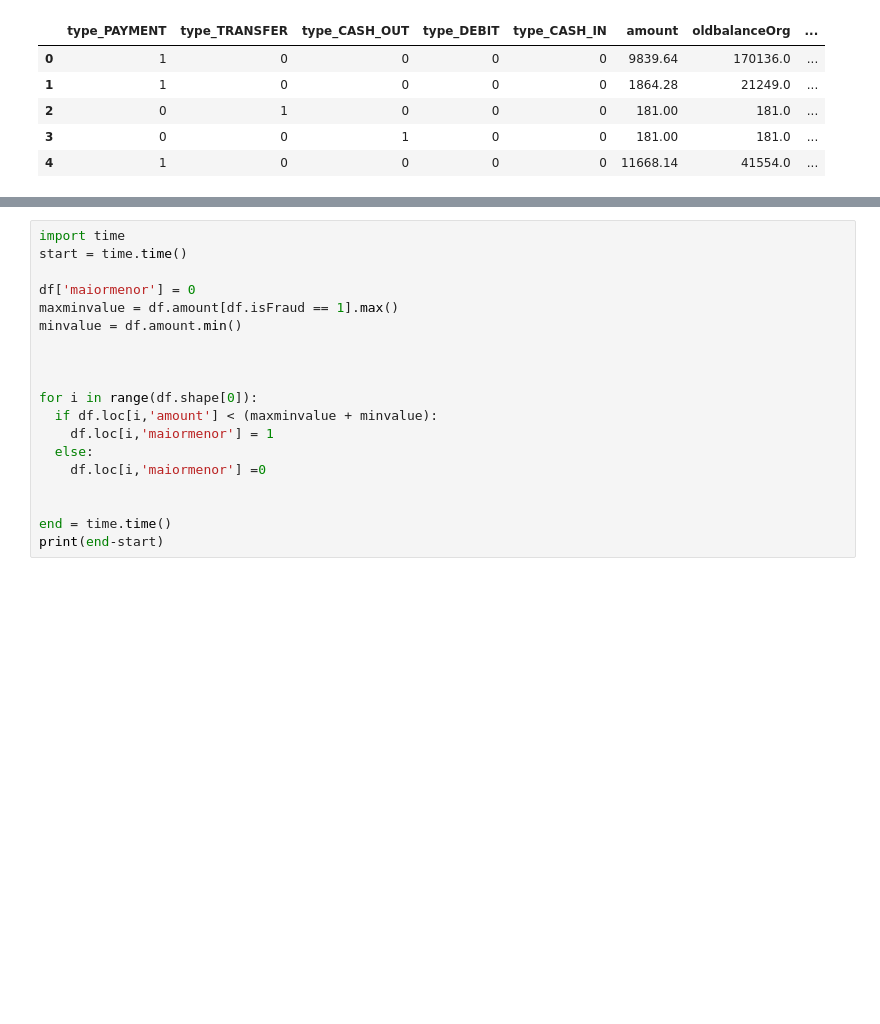
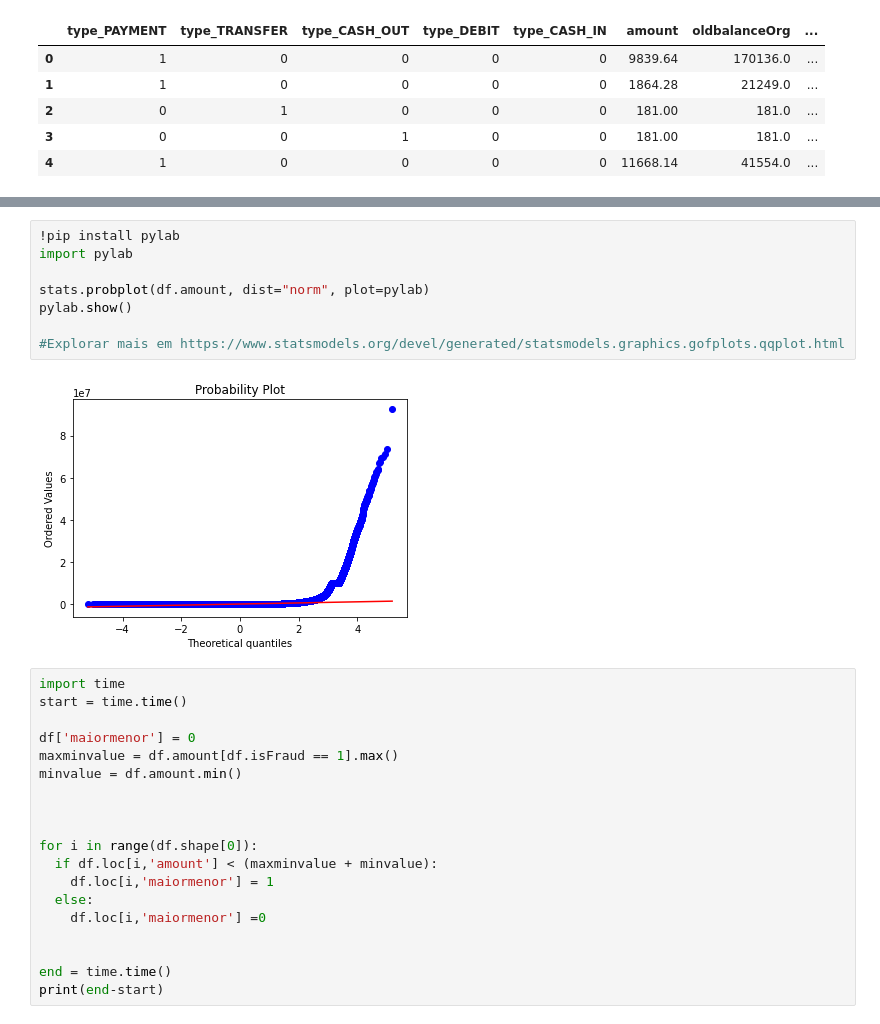
Before and after one commit to nilberthsouza/Synthetic-Financial-Datasets-For-Fraud-Detection, a Jupyter notebook: edaTheseAndModel.ipynb, the cells around one changed output, grey strips where cells are left out. Saved outputs shown, nothing was run; the diff lists cells and outputs as text; blank space fills up the shorter version.

```diff
--- a/edaTheseAndModel.ipynb
+++ b/edaTheseAndModel.ipynb
@@ -153,3 +153,13 @@ df.shape[0]
+# %%
+!pip install pylab
+import pylab
+
+stats.probplot(df.amount, dist="norm", plot=pylab)
+pylab.show()
+
+#Explorar mais em https://www.statsmodels.org/devel/generated/statsmodels.graphics.gofplots.qqplot.html
+# %% [output]
+[figure, added]
 # %%
 import time
 start = time.time()
```
Also changed, not shown: parts of 9 cells of this notebook.
